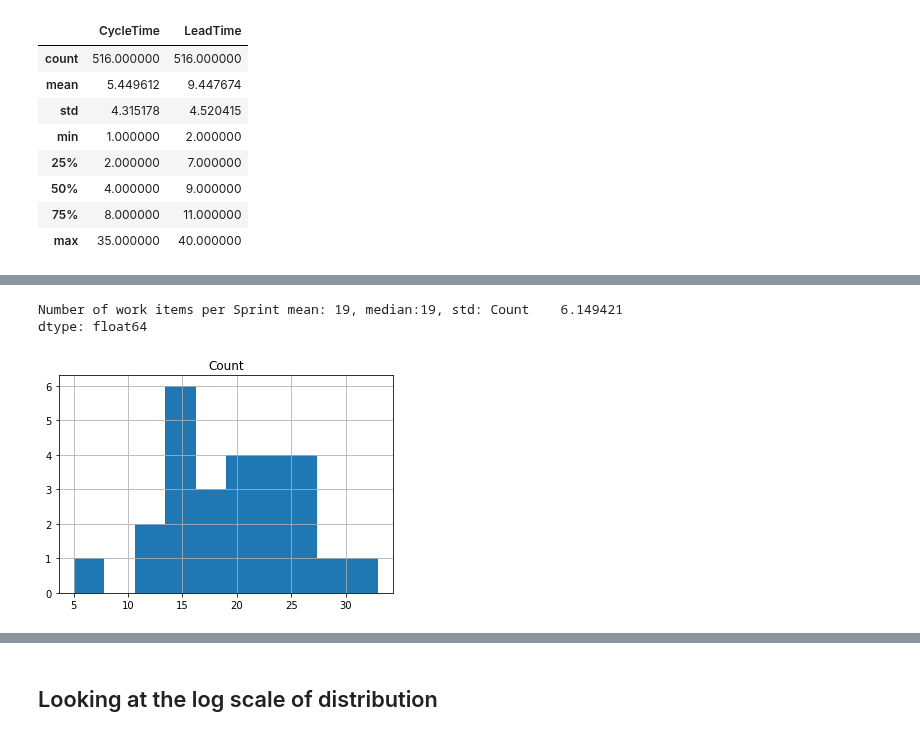
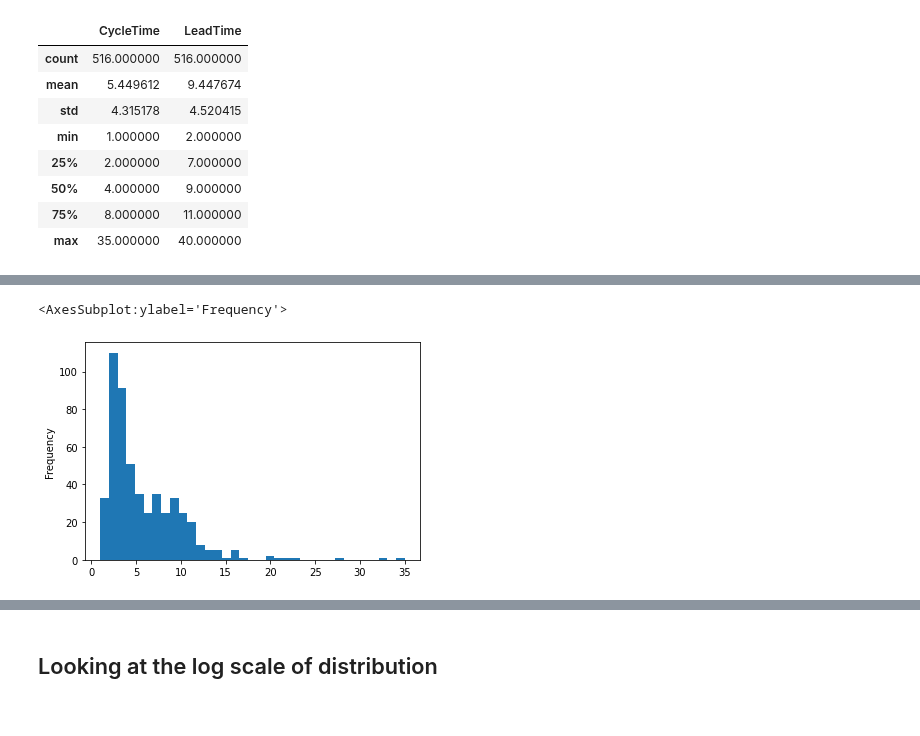
Before and after one commit to zkavtaskin/Lead-Time-Driven-Delivery-Simulation, a Jupyter notebook: Notebook/LittlePower.ipynb, the cells around one changed output, grey strips where cells are left out. Drawn from its saved outputs; the diff is of its cells as text; code cells hidden in the pictures.

```diff
--- a/Notebook/LittlePower.ipynb
+++ b/Notebook/LittlePower.ipynb
@@ -44,13 +38,5 @@ array([[<AxesSubplot:title={'center':'CycleTime'}>,
-# %%
-sprints_workitem_count = sprints.groupby('Sprint').agg(Count =('Sprint', 'count'))
-sprints_workitem_count = sprints_workitem_count.reset_index()
-sprints_workitem_count_median = sprints_workitem_count.median().Count.astype(int)
-sprints_workitem_count_mean = sprints_workitem_count.mean().Count.astype(int)
-sprints_workitem_count_std = sprints_workitem_count.std()
-sprints_workitem_count.hist()
-
-print("Number of work items per Sprint mean: {0}, median:{1}, std: {2}".format(sprints_workitem_count_mean, sprints_workitem_count_median,  sprints_workitem_count_std))
-# %% [output]
-Number of work items per Sprint mean: 19, median:19, std: Count    6.149421
-dtype: float64
-[figure, removed]
+# %%
+sprints["CycleTime"].plot(kind="hist", bins=35)
+# %% [output]
+<AxesSubplot:ylabel='Frequency'>
+[figure, added]
```
Also changed, not shown: parts of 8 cells of this notebook.
